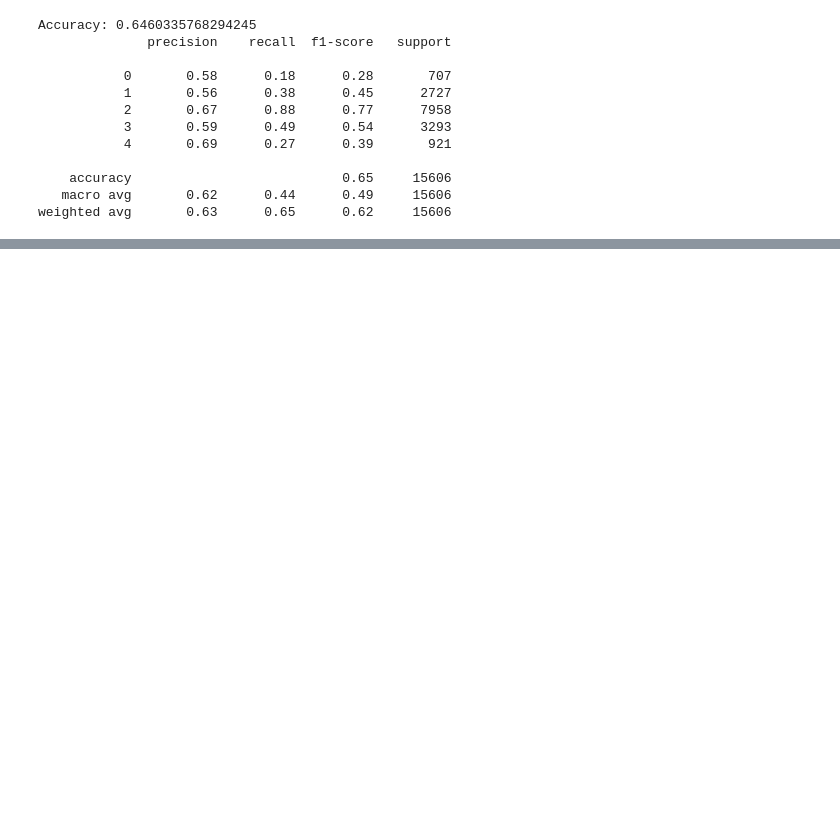
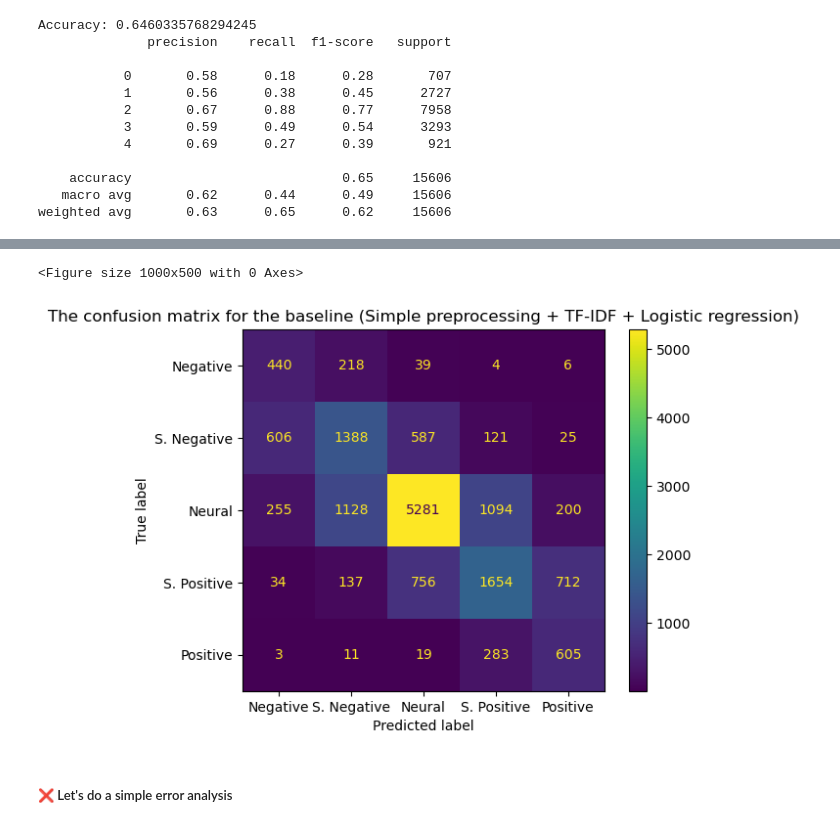
Before and after one commit to trungdung1711/sentiment-analysis-on-movie-reviews, a Jupyter notebook: notebooks/3_baseline.ipynb, the cells around one changed output, grey strips where cells are left out. Saved outputs shown, nothing was run; the diff lists cells and outputs as text; code cells hidden in the pictures; blank space fills up the shorter version.

```diff
--- a/notebooks/3_baseline.ipynb
+++ b/notebooks/3_baseline.ipynb
@@ -122,0 +176,12 @@ weighted avg       0.63      0.65      0.62     15606
+# %%
+
+def handle_negation(text : str):
+    return re.sub(r"not\s+(\w+)", r"not_\1", text)
+# %%
+def preprocessing(text : str):
+    text = lower(text)
+    text = handle_negation(text)
+    return text
+# %%
+X_train = X_train.apply(lambda text : preprocessing(text=text))
+X_val = X_val.apply(lambda text : preprocessing(text=text))
@@ -122,0 +260,6 @@ weighted avg       0.63      0.65      0.62     15606
+# %%
+y_pred = lr.predict(X_val_vec)
+
+print("Accuracy:", accuracy_score(y_val, y_pred))
+
+print(classification_report(y_val, y_pred))
@@ -122,0 +279,16 @@ weighted avg       0.63      0.65      0.62     15606
+# %%
+cm = confusion_matrix(y_true=y_val, y_pred=y_pred)
+
+cm = ConfusionMatrixDisplay(confusion_matrix=cm, display_labels=labels)
+
+plt.figure(figsize=(10, 5))
+
+cm.plot()
+
+plt.title("The confusion matrix for the baseline (Simple preprocessing + TF-IDF + Logistic regression)")
+plt.show()
+# %% [output]
+<Figure size 1000x500 with 0 Axes>
+[figure, added]
+# %% [markdown]
+##### ❌ Let's do a simple error analysis
```
Also changed, not shown: parts of 36 cells of this notebook, 2 other files.
